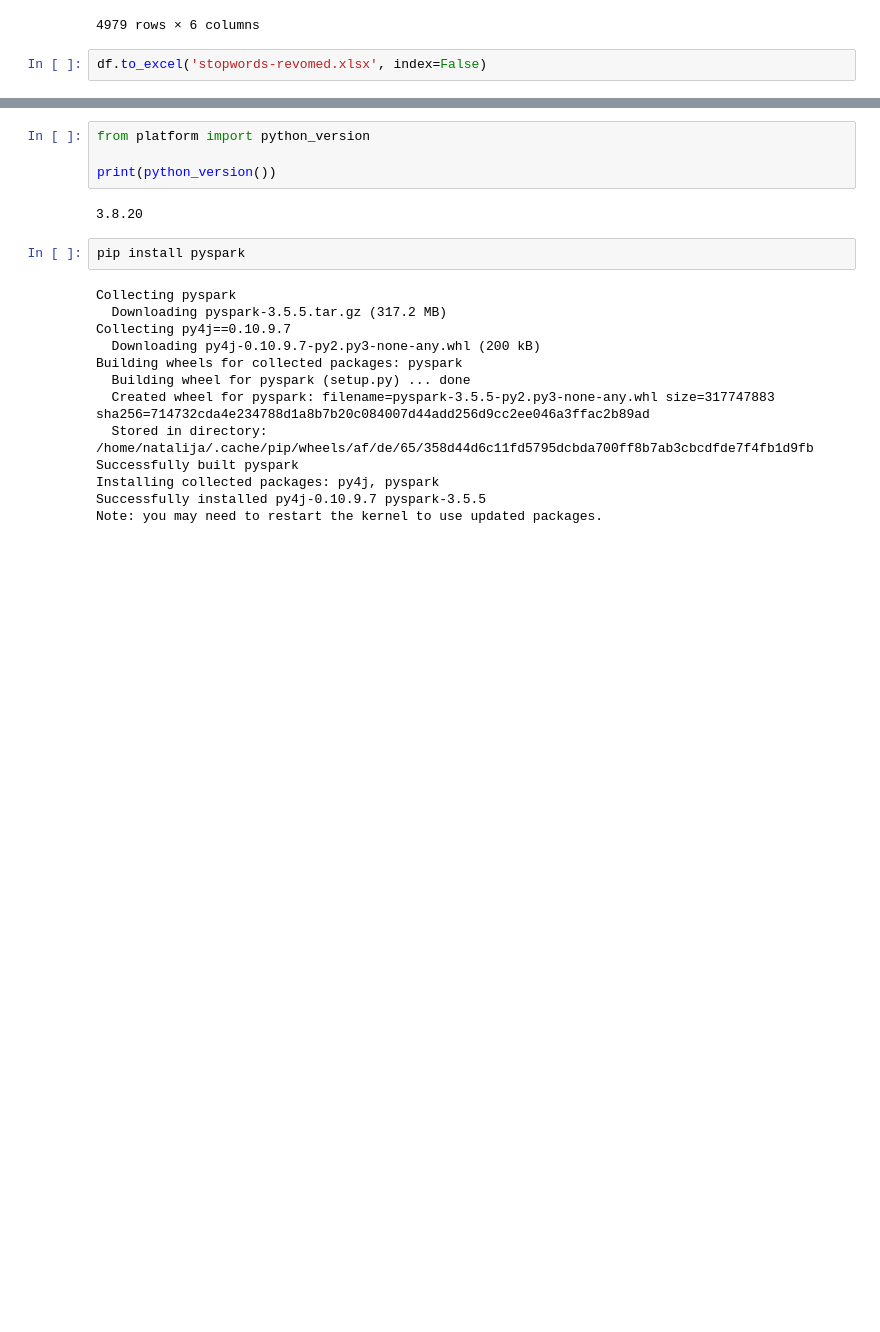
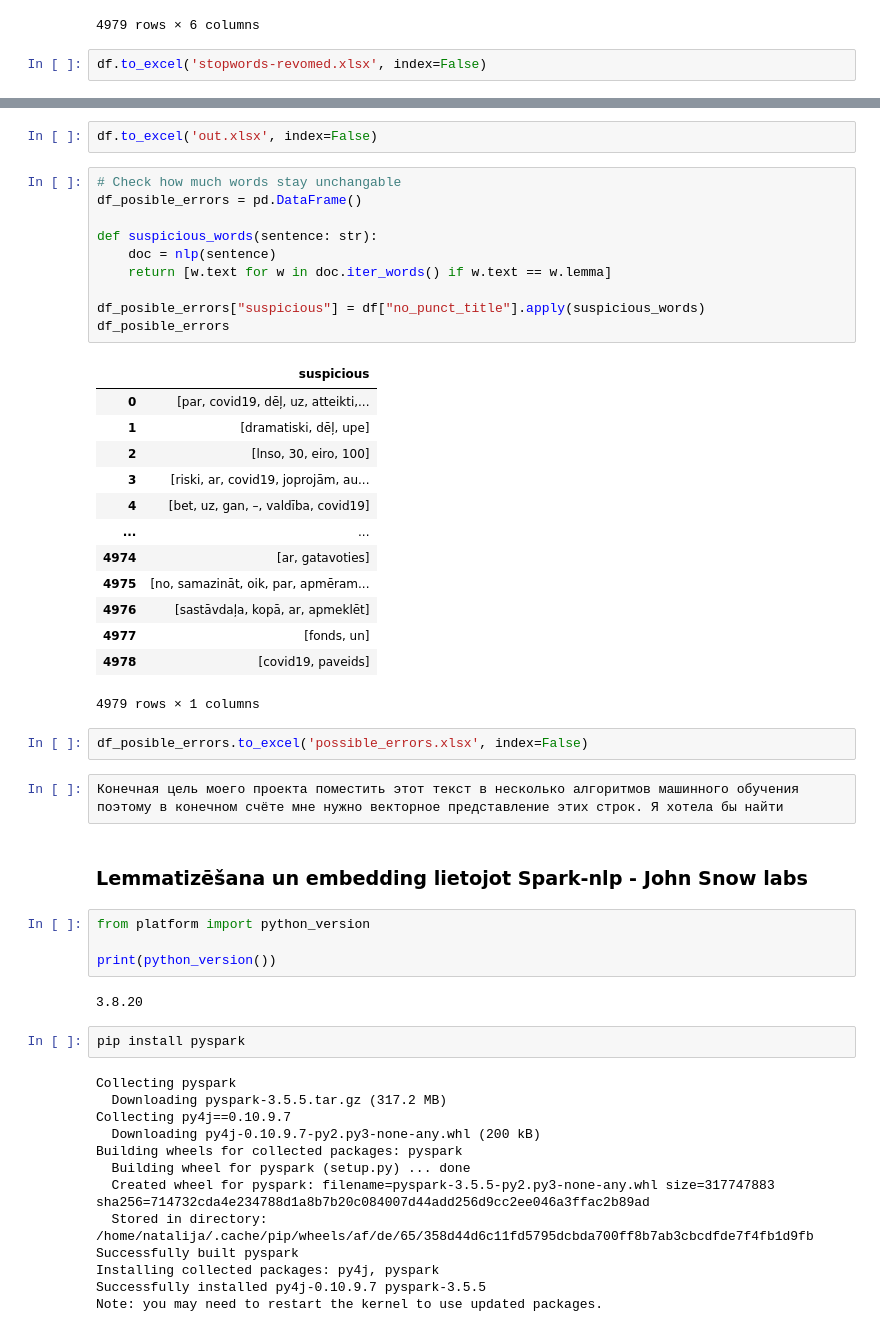
Before and after one commit to Markvarte/clickbait_detectors, a Jupyter notebook: Preprocessing.ipynb, the cells around one changed output, grey strips where cells are left out. Saved outputs shown, nothing was run; the diff lists cells and outputs as text; blank space fills up the shorter version.

```diff
--- a/Preprocessing.ipynb
+++ b/Preprocessing.ipynb
@@ -117,3 +185,35 @@ df.to_excel('stopwords-revomed.xlsx', index=False)
+# %%
+df.to_excel('out.xlsx', index=False)
+# %%
+# Check how much words stay unchangable
+df_posible_errors = pd.DataFrame()
+
+def suspicious_words(sentence: str):
+    doc = nlp(sentence)
+    return [w.text for w in doc.iter_words() if w.text == w.lemma]
+
+df_posible_errors["suspicious"] = df["no_punct_title"].apply(suspicious_words)
+df_posible_errors
+# %% [output]
+|  | suspicious |
+| 0 | [par, covid19, dēļ, uz, atteikti,... |
+| 1 | [dramatiski, dēļ, upe] |
+| 2 | [lnso, 30, eiro, 100] |
+| 3 | [riski, ar, covid19, joprojām, au... |
+| 4 | [bet, uz, gan, –, valdība, covid19] |
+| ... | ... |
+| 4974 | [ar, gatavoties] |
+| 4975 | [no, samazināt, oik, par, apmēram... |
+| 4976 | [sastāvdaļa, kopā, ar, apmeklēt] |
+| 4977 | [fonds, un] |
+| 4978 | [covid19, paveids] |
+4979 rows × 1 columns
+# %%
+df_posible_errors.to_excel('possible_errors.xlsx', index=False)
+# %%
+Конечная цель моего проекта поместить этот текст в несколько алгоритмов машинного обучения поэтому в конечном счёте мне нужно векторное представление этих строк. Я хотела бы найти
+# %% [markdown]
+### Lemmatizēšana un embedding lietojot Spark-nlp - John Snow labs
 # %%
 from platform import python_version
 
```
Also changed, not shown: parts of 12 cells of this notebook, 3 other files.
